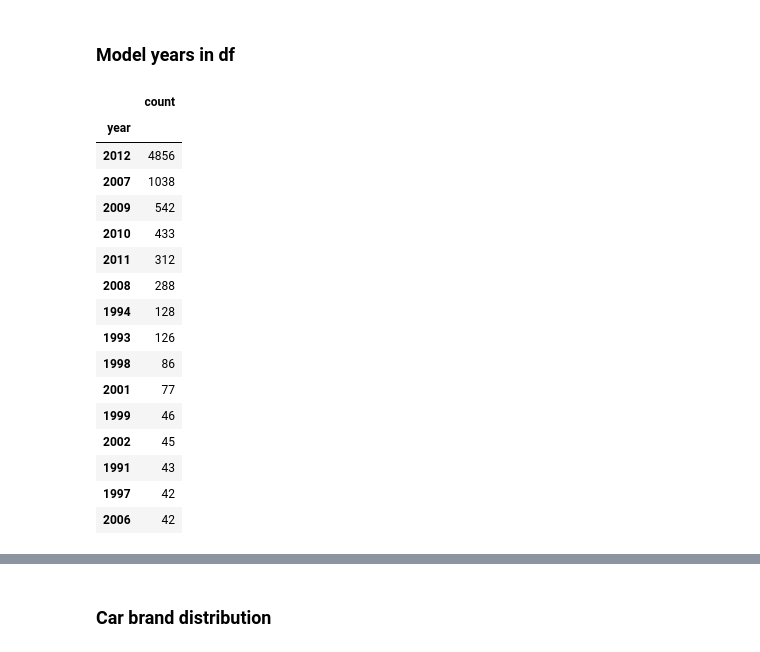
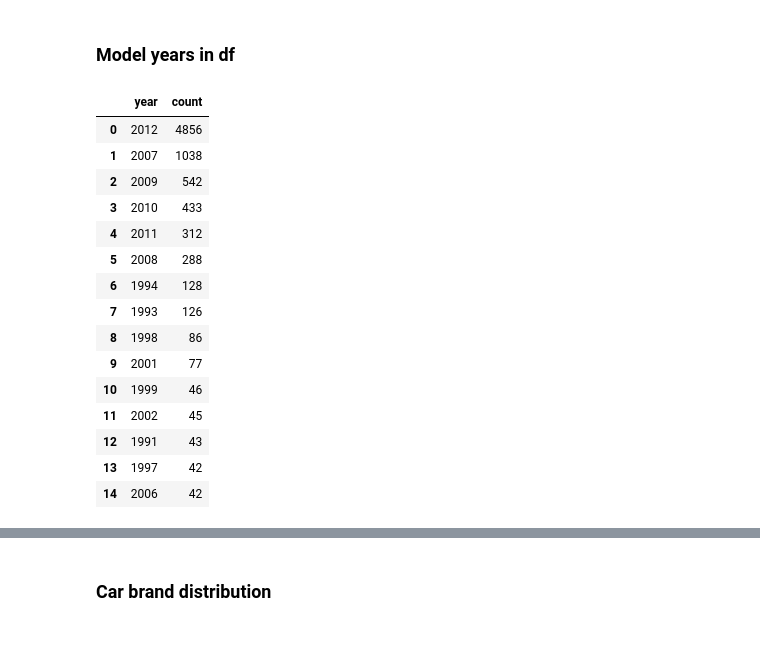
Before and after one commit to IIPeteII/car-license-plate-recognition-clean, a Jupyter notebook: final_full_app_notebook.ipynb, the cells around one changed output, grey strips where cells are left out. Drawn from its saved outputs; the diff is of its cells as text; code cells hidden in the pictures.

```diff
--- a/final_full_app_notebook.ipynb
+++ b/final_full_app_notebook.ipynb
@@ -453,16 +459,12 @@ fnames = []
 bboxes = []
 
 for annotation in annotations:
-    bbox_x1 = annotation[0][0][0][0]
-    bbox_y1 = annotation[0][1][0][0]
-    bbox_x2 = annotation[0][2][0][0]
-    bbox_y2 = annotation[0][3][0][0]
     fname = annotation[0][5][0]
     car_class = annotation[0][4][0]
-    bboxes.append((fname,bbox_x1, bbox_x2, bbox_y1, bbox_y2, int(list(car_class)[0])))
+    bboxes.append((fname, int(list(car_class)[0])))
 
 
-df = pd.DataFrame(bboxes, columns = ['fnames','bbox_x1', 'bbox_x2', 'bbox_y1', 'bbox_y2','car_class'])
+df = pd.DataFrame(bboxes, columns = ['fnames','car_class'])
 
 df
 # %% [output]
@@ -627,23 +629,23 @@ alt.Chart(freq_labels.tail(30)).mark_bar().encode(
 # %%
 freq_labels_year = df.groupby('year').count()[['labels']]
 freq_labels_year = freq_labels_year.rename(columns={'labels': 'count'})
 freq_labels_year = freq_labels_year.sort_values(by='count', ascending=False)
+freq_labels_year = freq_labels_year.reset_index()
 freq_labels_year
 # %% [output]
-|  | count |
-| year |  |
-| 2012 | 4856 |
-| 2007 | 1038 |
-| 2009 | 542 |
-| 2010 | 433 |
-| 2011 | 312 |
-| 2008 | 288 |
-| 1994 | 128 |
-| 1993 | 126 |
-| 1998 | 86 |
-| 2001 | 77 |
-| 1999 | 46 |
-| 2002 | 45 |
-| 1991 | 43 |
-| 1997 | 42 |
-| 2006 | 42 |
+|  | year | count |
+| 0 | 2012 | 4856 |
+| 1 | 2007 | 1038 |
+| 2 | 2009 | 542 |
+| 3 | 2010 | 433 |
+| 4 | 2011 | 312 |
+| 5 | 2008 | 288 |
+| 6 | 1994 | 128 |
+| 7 | 1993 | 126 |
+| 8 | 1998 | 86 |
+| 9 | 2001 | 77 |
+| 10 | 1999 | 46 |
+| 11 | 2002 | 45 |
+| 12 | 1991 | 43 |
+| 13 | 1997 | 42 |
+| 14 | 2006 | 42 |
```
Also changed, not shown: parts of 18 cells of this notebook.
